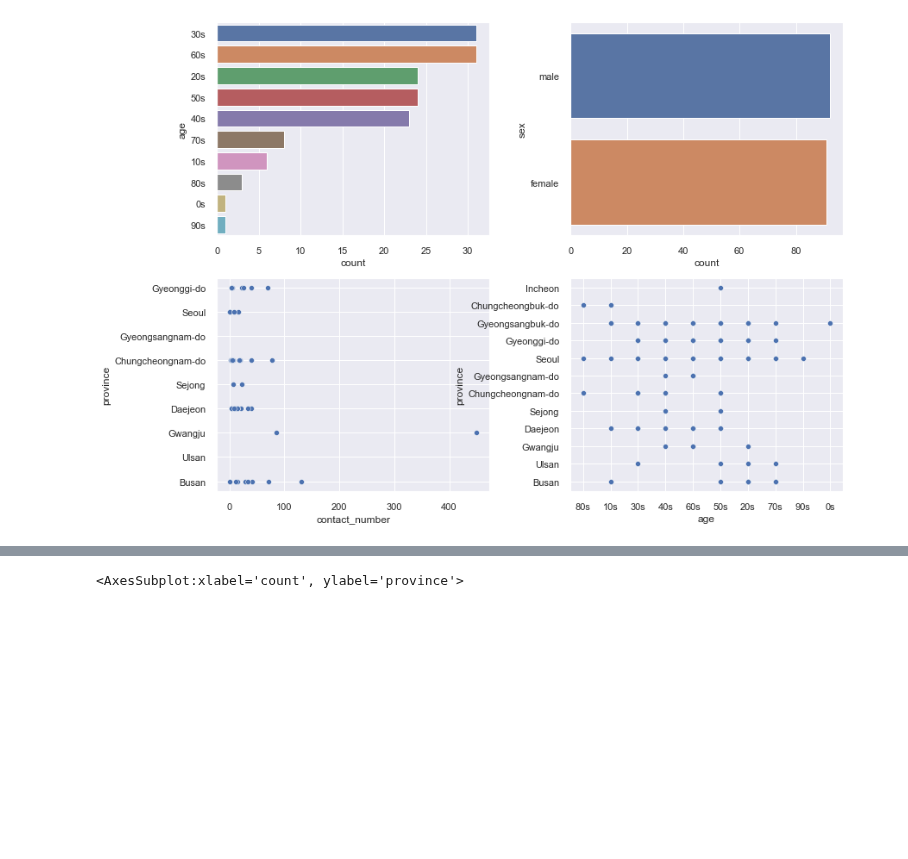
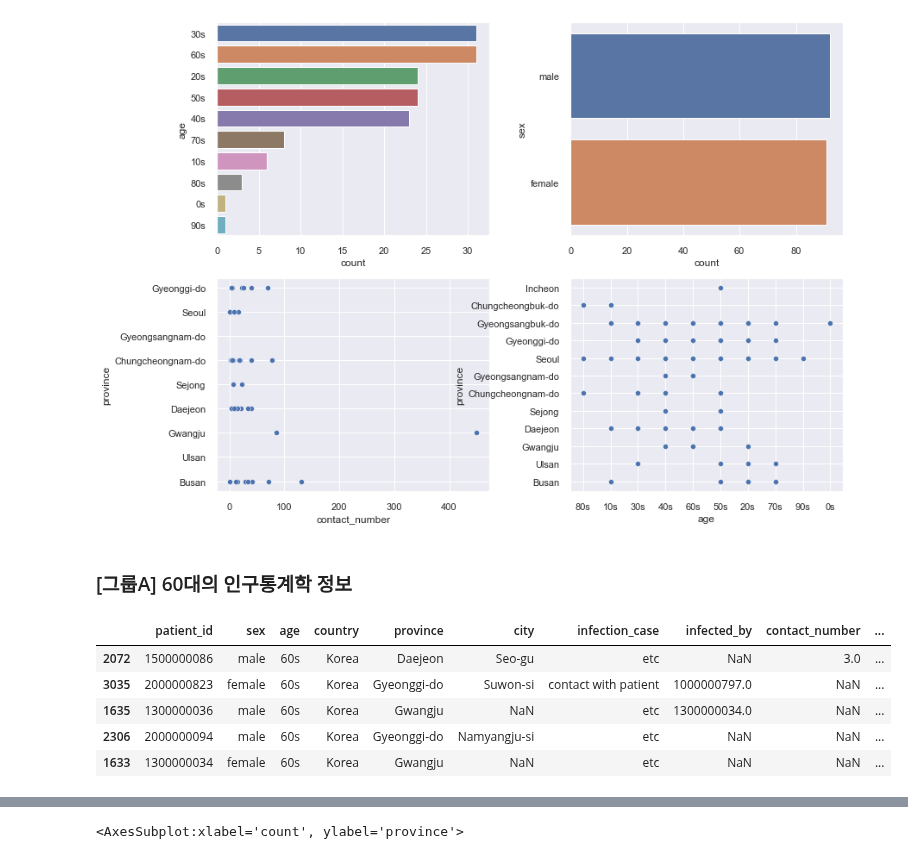
Before and after one commit to zzozzo/Datathon, a Jupyter notebook: DS_covid19.ipynb, the cells around one changed output, grey strips where cells are left out. Saved outputs shown, nothing was run; the diff lists cells and outputs as text; code cells hidden in the pictures; blank space fills up the shorter version.

```diff
--- a/DS_covid19.ipynb
+++ b/DS_covid19.ipynb
@@ -503,3 +524,15 @@ sns.scatterplot(x = 'age', y = 'province', data=data_sample_2, ax=area04)
 # %% [output]
 <AxesSubplot:xlabel='age', ylabel='province'>
 [figure]
+# %% [markdown]
+### [그룹A] 60대의 인구통계학 정보
+# %%
+bv = data_sample_2[data_sample_2['age'] == '60s']
+bv.head()
+# %% [output]
+|  | patient_id | sex | age | country | province | city | infection_case | infected_by | contact_number | ... |
+| 2072 | 1500000086 | male | 60s | Korea | Daejeon | Seo-gu | etc | NaN | 3.0 | ... |
+| 3035 | 2000000823 | female | 60s | Korea | Gyeonggi-do | Suwon-si | contact with patient | 1000000797.0 | NaN | ... |
+| 1635 | 1300000036 | male | 60s | Korea | Gwangju | NaN | etc | 1300000034.0 | NaN | ... |
+| 2306 | 2000000094 | male | 60s | Korea | Gyeonggi-do | Namyangju-si | etc | NaN | NaN | ... |
+| 1633 | 1300000034 | female | 60s | Korea | Gwangju | NaN | etc | NaN | NaN | ... |
```
Also changed, not shown: parts of 15 cells of this notebook.
